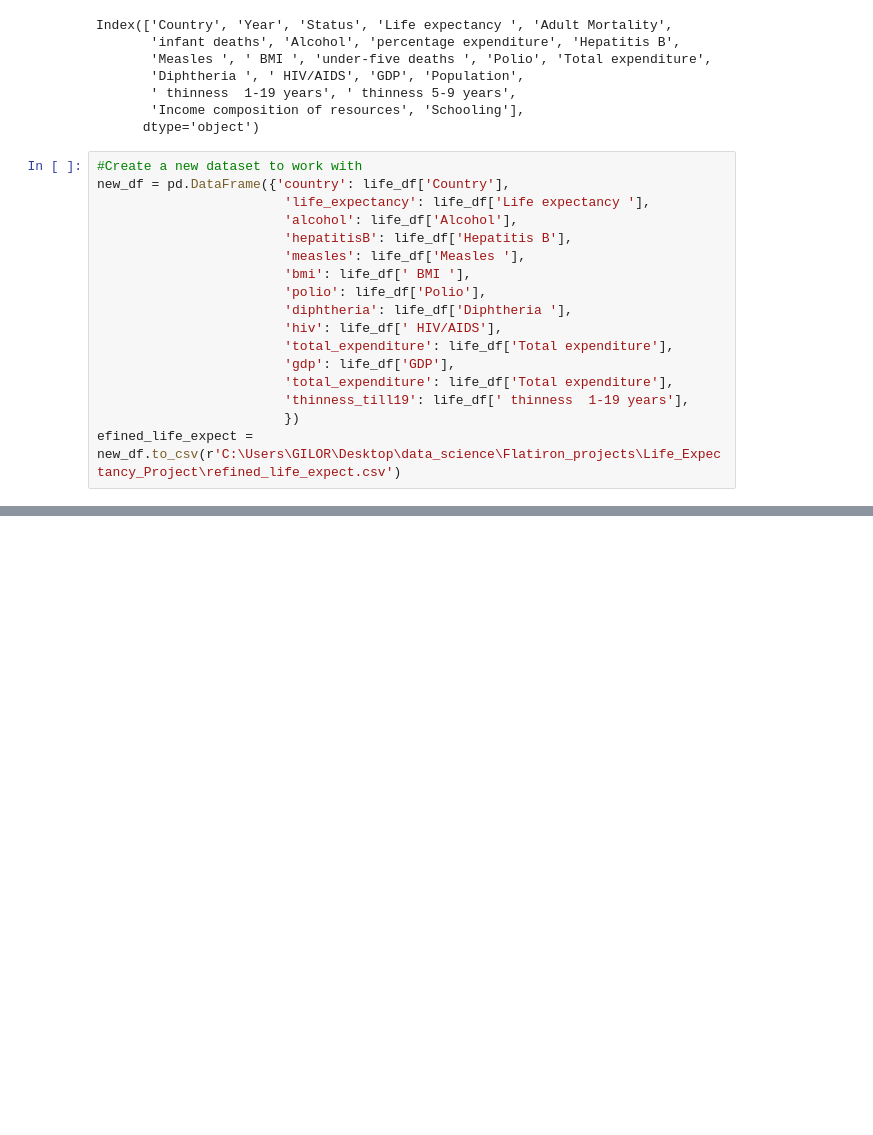
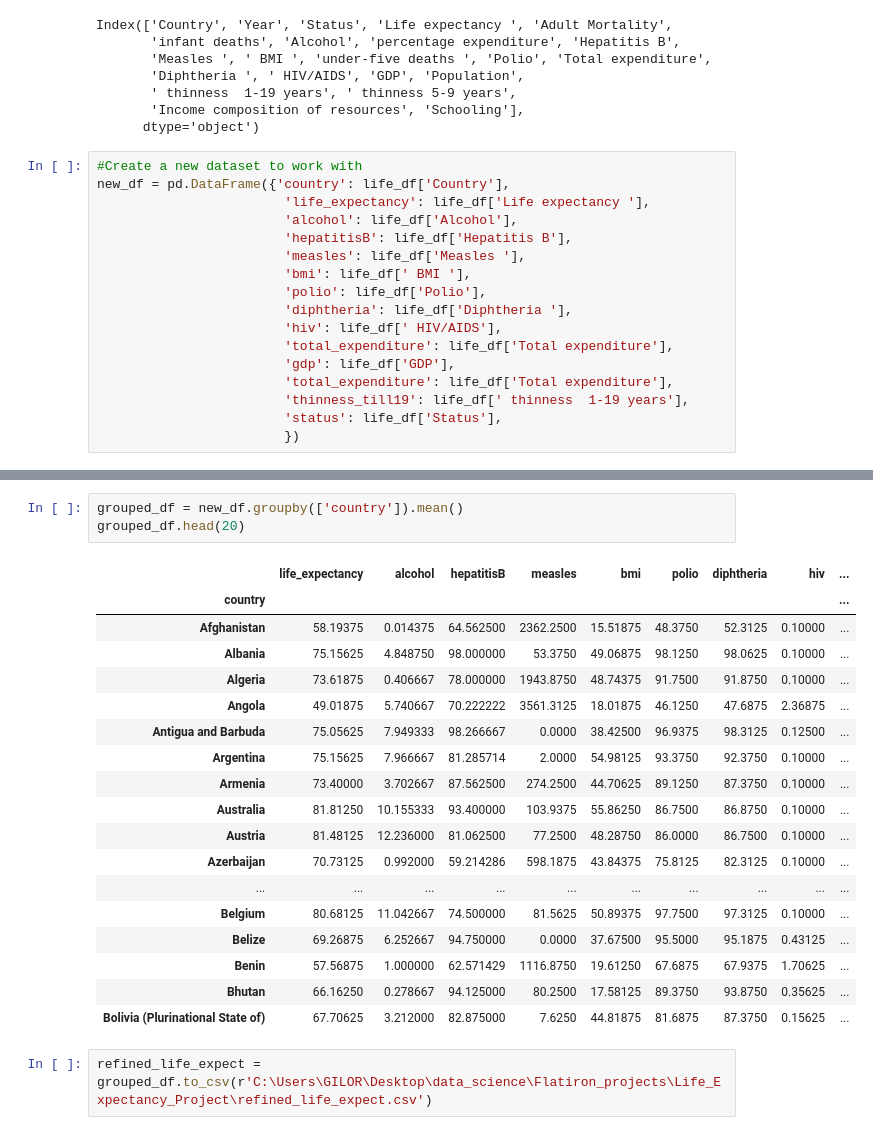
Before and after one commit to DaggerForce/Life_Expectancy_Project, a Jupyter notebook: refine_dataset.ipynb, the cells around one changed output, grey strips where cells are left out. Drawn from its saved outputs; the diff is of its cells as text; blank space fills up the shorter version.

Commit message:
refined data

```diff
--- a/refine_dataset.ipynb
+++ b/refine_dataset.ipynb
@@ -26,5 +26,5 @@ new_df = pd.DataFrame({'country': life_df['Country'],
                         'gdp': life_df['GDP'],
                         'total_expenditure': life_df['Total expenditure'],
                         'thinness_till19': life_df[' thinness  1-19 years'],
+                        'status': life_df['Status'],
                         })
-efined_life_expect = new_df.to_csv(r'C:\Users\GILOR\Desktop\data_science\Flatiron_projects\Life_Expectancy_Project\refined_life_expect.csv')
@@ -50,0 +31,24 @@ efined_life_expect = new_df.to_csv(r'C:\Users\GILOR\Desktop\data_science\Flatiro
+# %%
+grouped_df = new_df.groupby(['country']).mean()
+grouped_df.head(20)
+# %% [output]
+|  | life_expectancy | alcohol | hepatitisB | measles | bmi | polio | diphtheria | hiv | ... |
+| country |  |  |  |  |  |  |  |  | ... |
+| Afghanistan | 58.19375 | 0.014375 | 64.562500 | 2362.2500 | 15.51875 | 48.3750 | 52.3125 | 0.10000 | ... |
+| Albania | 75.15625 | 4.848750 | 98.000000 | 53.3750 | 49.06875 | 98.1250 | 98.0625 | 0.10000 | ... |
+| Algeria | 73.61875 | 0.406667 | 78.000000 | 1943.8750 | 48.74375 | 91.7500 | 91.8750 | 0.10000 | ... |
+| Angola | 49.01875 | 5.740667 | 70.222222 | 3561.3125 | 18.01875 | 46.1250 | 47.6875 | 2.36875 | ... |
+| Antigua and Barbuda | 75.05625 | 7.949333 | 98.266667 | 0.0000 | 38.42500 | 96.9375 | 98.3125 | 0.12500 | ... |
+| Argentina | 75.15625 | 7.966667 | 81.285714 | 2.0000 | 54.98125 | 93.3750 | 92.3750 | 0.10000 | ... |
+| Armenia | 73.40000 | 3.702667 | 87.562500 | 274.2500 | 44.70625 | 89.1250 | 87.3750 | 0.10000 | ... |
+| Australia | 81.81250 | 10.155333 | 93.400000 | 103.9375 | 55.86250 | 86.7500 | 86.8750 | 0.10000 | ... |
+| Austria | 81.48125 | 12.236000 | 81.062500 | 77.2500 | 48.28750 | 86.0000 | 86.7500 | 0.10000 | ... |
+| Azerbaijan | 70.73125 | 0.992000 | 59.214286 | 598.1875 | 43.84375 | 75.8125 | 82.3125 | 0.10000 | ... |
+| ... | ... | ... | ... | ... | ... | ... | ... | ... | ... |
+| Belgium | 80.68125 | 11.042667 | 74.500000 | 81.5625 | 50.89375 | 97.7500 | 97.3125 | 0.10000 | ... |
+| Belize | 69.26875 | 6.252667 | 94.750000 | 0.0000 | 37.67500 | 95.5000 | 95.1875 | 0.43125 | ... |
+| Benin | 57.56875 | 1.000000 | 62.571429 | 1116.8750 | 19.61250 | 67.6875 | 67.9375 | 1.70625 | ... |
+| Bhutan | 66.16250 | 0.278667 | 94.125000 | 80.2500 | 17.58125 | 89.3750 | 93.8750 | 0.35625 | ... |
+| Bolivia (Plurinational State of) | 67.70625 | 3.212000 | 82.875000 | 7.6250 | 44.81875 | 81.6875 | 87.3750 | 0.15625 | ... |
+# %%
+refined_life_expect = grouped_df.to_csv(r'C:\Users\GILOR\Desktop\data_science\Flatiron_projects\Life_Expectancy_Project\refined_life_expect.csv')
```
Also changed, not shown: parts of 1 cell of this notebook, 2 other files.
